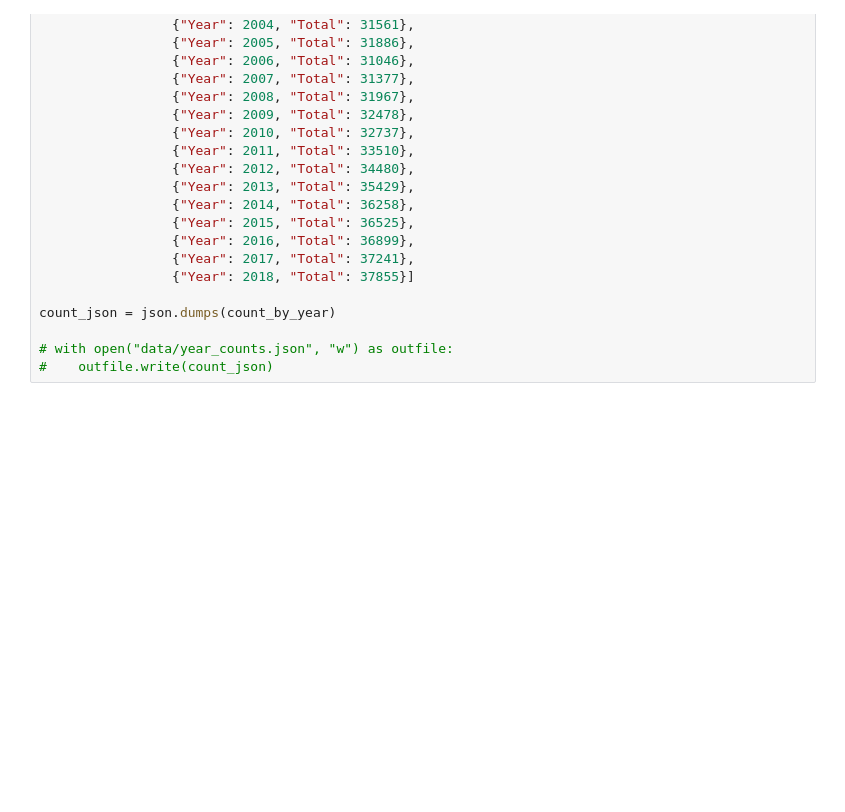
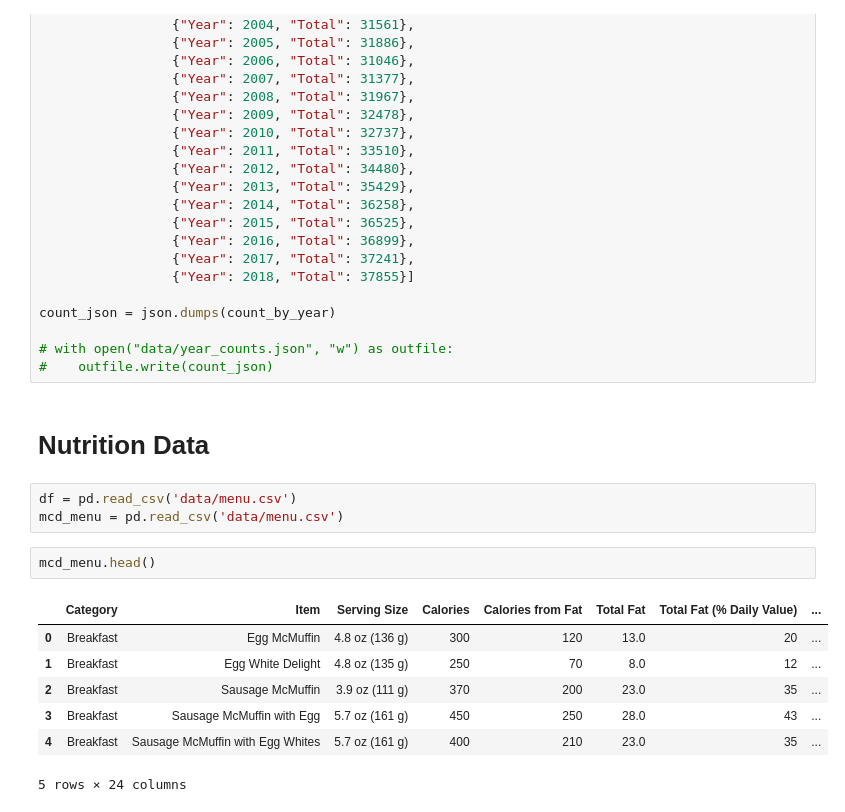
Before and after one commit to ery010/dsc106-final, a Jupyter notebook: data_scraping/data_scraper.ipynb, the cells around one changed output. Saved outputs shown, nothing was run; the diff lists cells and outputs as text; blank space fills up the shorter version.

```diff
--- a/data_scraping/data_scraper.ipynb
+++ b/data_scraping/data_scraper.ipynb
@@ -298,3 +154,18 @@ count_json = json.dumps(count_by_year)
 
 # with open("data/year_counts.json", "w") as outfile:
 #    outfile.write(count_json)
+# %% [markdown]
+# Nutrition Data
+# %%
+df = pd.read_csv('data/menu.csv')
+mcd_menu = pd.read_csv('data/menu.csv')
+# %%
+mcd_menu.head()
+# %% [output]
+|  | Category | Item | Serving Size | Calories | Calories from Fat | Total Fat | Total Fat (% Daily Value) | ... |
+| 0 | Breakfast | Egg McMuffin | 4.8 oz (136 g) | 300 | 120 | 13.0 | 20 | ... |
+| 1 | Breakfast | Egg White Delight | 4.8 oz (135 g) | 250 | 70 | 8.0 | 12 | ... |
+| 2 | Breakfast | Sausage McMuffin | 3.9 oz (111 g) | 370 | 200 | 23.0 | 35 | ... |
+| 3 | Breakfast | Sausage McMuffin with Egg | 5.7 oz (161 g) | 450 | 250 | 28.0 | 43 | ... |
+| 4 | Breakfast | Sausage McMuffin with Egg Whites | 5.7 oz (161 g) | 400 | 210 | 23.0 | 35 | ... |
+5 rows × 24 columns
```
Also changed, not shown: parts of 36 cells of this notebook, 15 other files.
